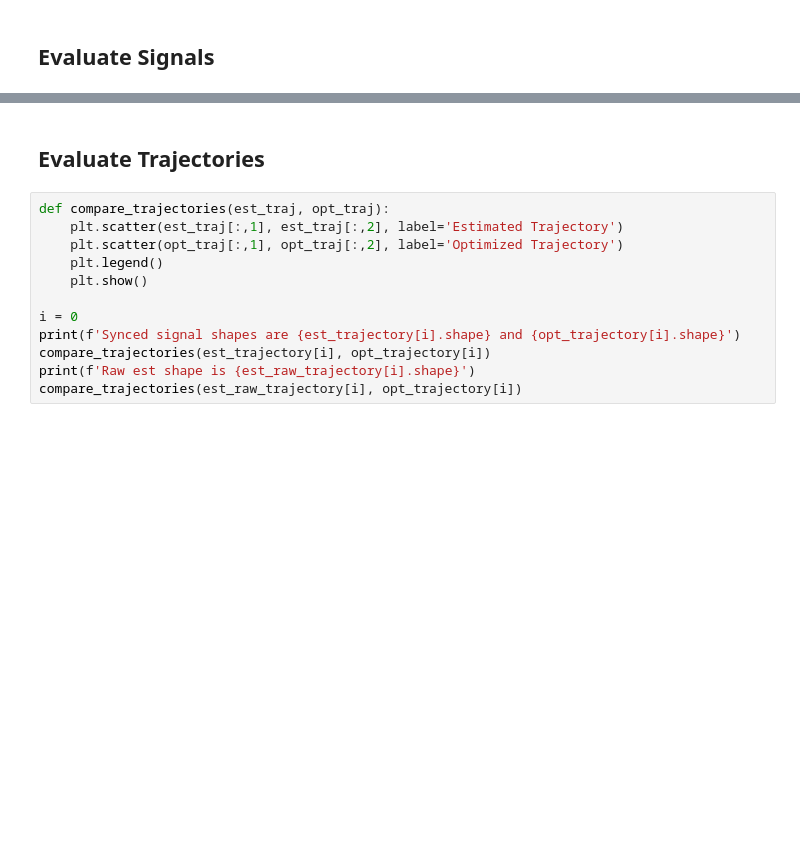
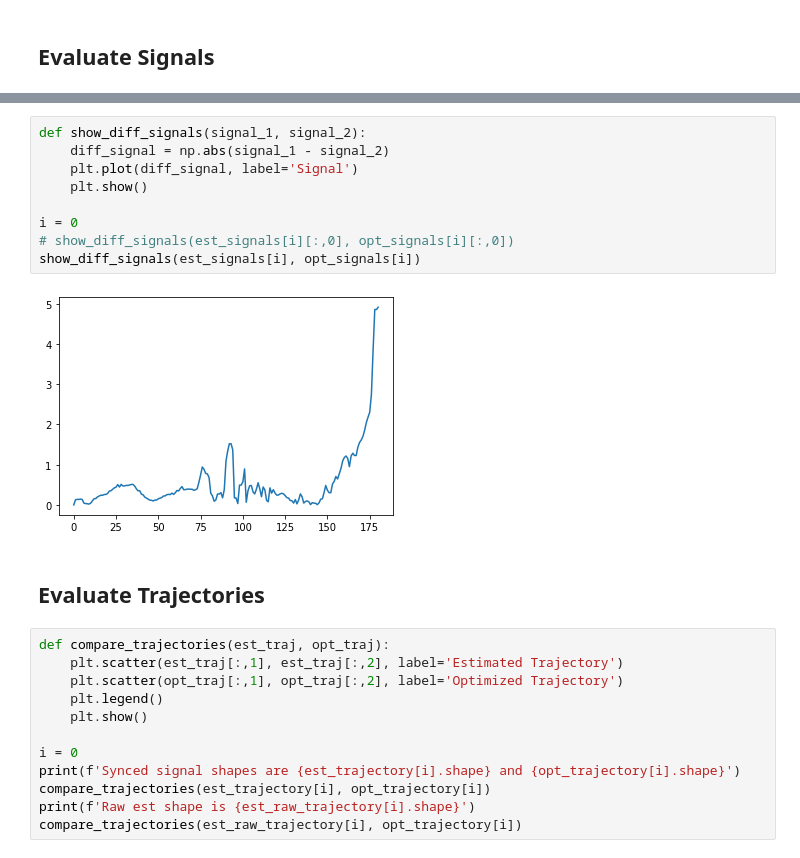
Before and after one commit to ethz-asl/fgsp, a Jupyter notebook: src/check_recordings.ipynb, the cells around one changed output, grey strips where cells are left out. Drawn from its saved outputs; the diff is of its cells as text; blank space fills up the shorter version.

```diff
--- a/src/check_recordings.ipynb
+++ b/src/check_recordings.ipynb
@@ -102,3 +104,14 @@ IndexError: list index out of range
+# %%
+def show_diff_signals(signal_1, signal_2):
+    diff_signal = np.abs(signal_1 - signal_2)
+    plt.plot(diff_signal, label='Signal')
+    plt.show()
+
+i = 0
+# show_diff_signals(est_signals[i][:,0], opt_signals[i][:,0])
+show_diff_signals(est_signals[i], opt_signals[i])
+# %% [output]
+[figure, added]
 # %% [markdown]
 ## Evaluate Trajectories
 # %%
```
Also changed, not shown: parts of 10 cells of this notebook, 6 other files.
